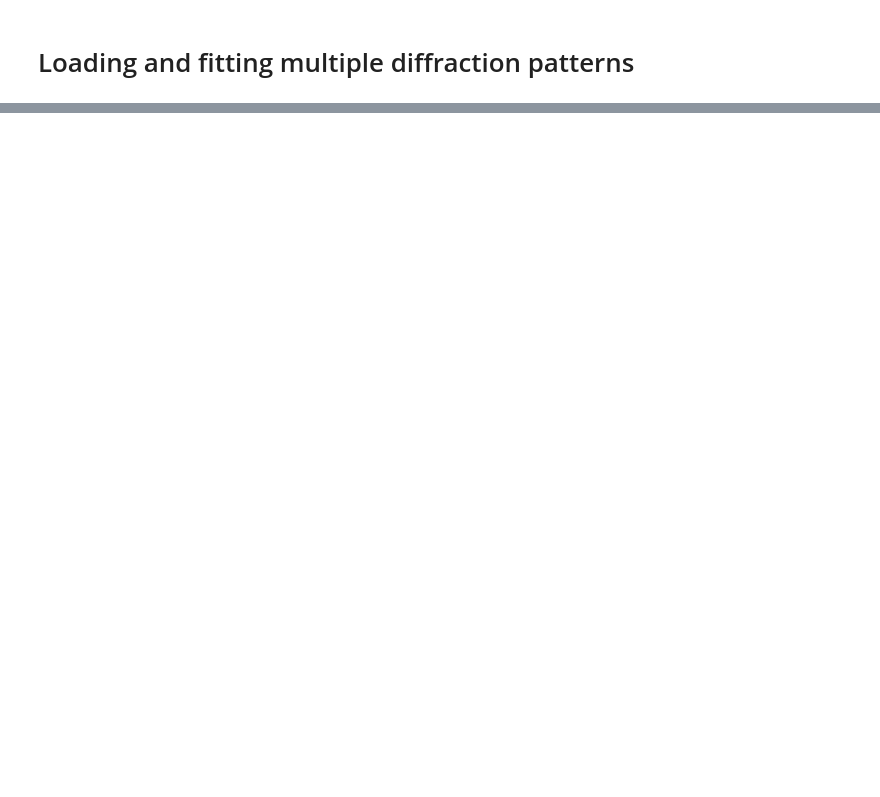
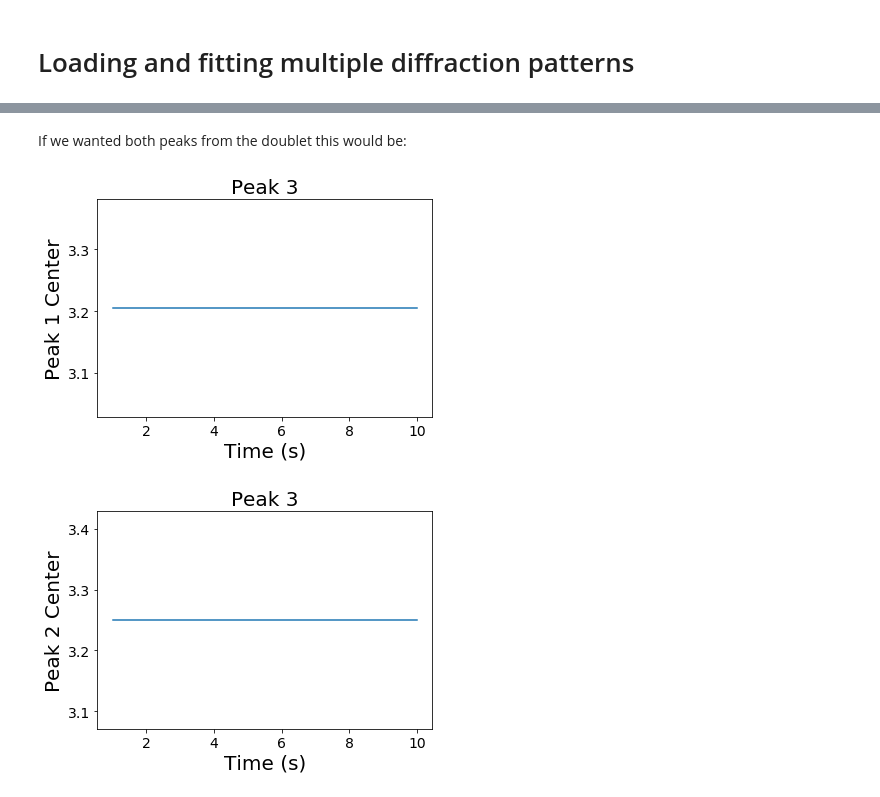
Before and after one commit to LightForm-group/xrdfit, a Jupyter notebook: tutorial notebooks/3 - Fitting peaks over time.ipynb, the cells around one changed output, grey strips where cells are left out. Saved outputs shown, nothing was run; the diff lists cells and outputs as text; code cells hidden in the pictures; blank space fills up the shorter version.

```diff
--- a/tutorial notebooks/3 - Fitting peaks over time.ipynb
+++ b/tutorial notebooks/3 - Fitting peaks over time.ipynb
@@ -46,0 +63,16 @@ for peak_label in experiment.fit_names():
+# %%
+first_cake_angle = 90
+cakes_to_fit = [36, 1, 2]
+peak_params = [PeakParams('1', (2.8, 2.9)),
+               PeakParams('2', (3.05, 3.15)),
+               PeakParams('3',  (3.15, 3.30), [MaximumParams(3.18, 3.205, 3.225), MaximumParams(3.23, 3.25, 3.28)]),
+               PeakParams('4', (4.10, 4.30))]
+merge_cakes = True
+
+frame_time = 1
+file_stub = "../example_data/adc_041_7Nb_NDload_700C_15mms_*"
+
+experiment = spectrum_fitting.FittingExperiment(frame_time, file_stub, first_cake_angle,
+                                                cakes_to_fit, peak_params, merge_cakes)
+
+experiment.run_analysis()
@@ -46,0 +82,4 @@ for peak_label in experiment.fit_names():
+# %%
+print(experiment.peak_names())
+for peak_name in experiment.peak_names():
+    print(experiment.fit_parameters(peak_name))
@@ -46,0 +104,8 @@ for peak_label in experiment.fit_names():
+# %% [markdown]
+If we wanted both peaks from the doublet this would be:
+# %%
+experiment.plot_fit_parameter("3", "peak_1_center")
+experiment.plot_fit_parameter("3", "peak_2_center")
+# %% [output]
+[figure, added]
+[figure, added]
```
Also changed, not shown: parts of 14 cells of this notebook, 1 other file.
